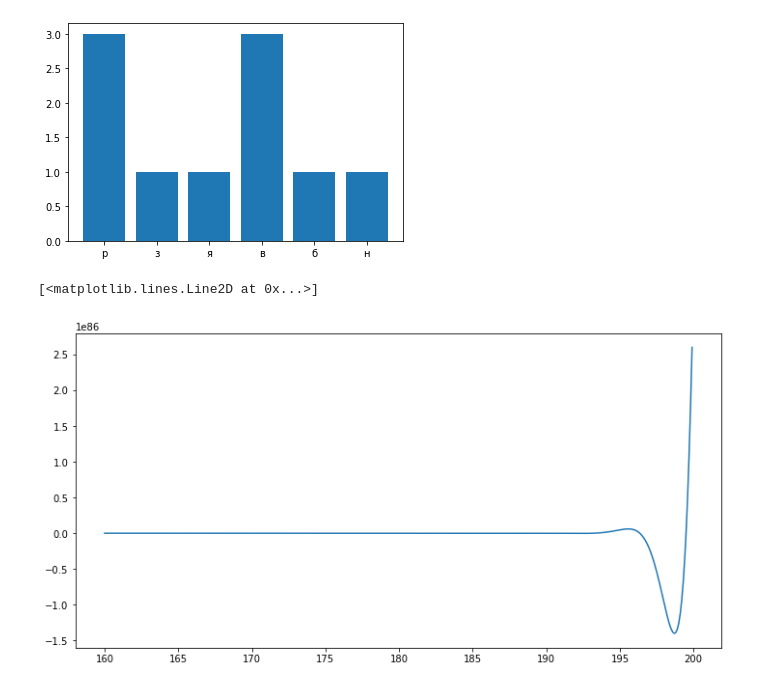
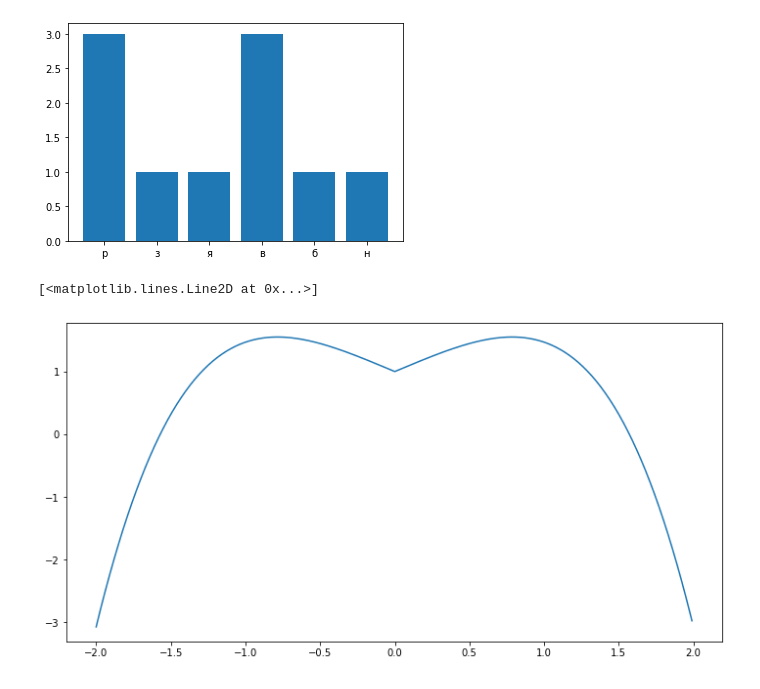
Before and after one commit to meddion/data_analysis, a Jupyter notebook: Lab_4.ipynb, the cells around one changed output. Cells and saved outputs as stored; diff of their text form; code cells hidden in the pictures.

```diff
--- a/Lab_4.ipynb
+++ b/Lab_4.ipynb
@@ -59,10 +59,10 @@ plt.show()
 # %%
 # Variant = 11
 func = lambda x: cos(x)*exp(abs(x))
-X = list(np.arange(160, 200, 0.1))
+X = list(np.arange(-2, 2, 0.01))
 Y = [func(x) for x in X]
 plt.figure(figsize=(12,6))
 plt.plot(X, Y)
 # %% [output]
 [<matplotlib.lines.Line2D at 0x...>]
-[figure, old version]
+[figure, new version]
```
Also changed, not shown: parts of 1 cell of this notebook, 2 other files.
